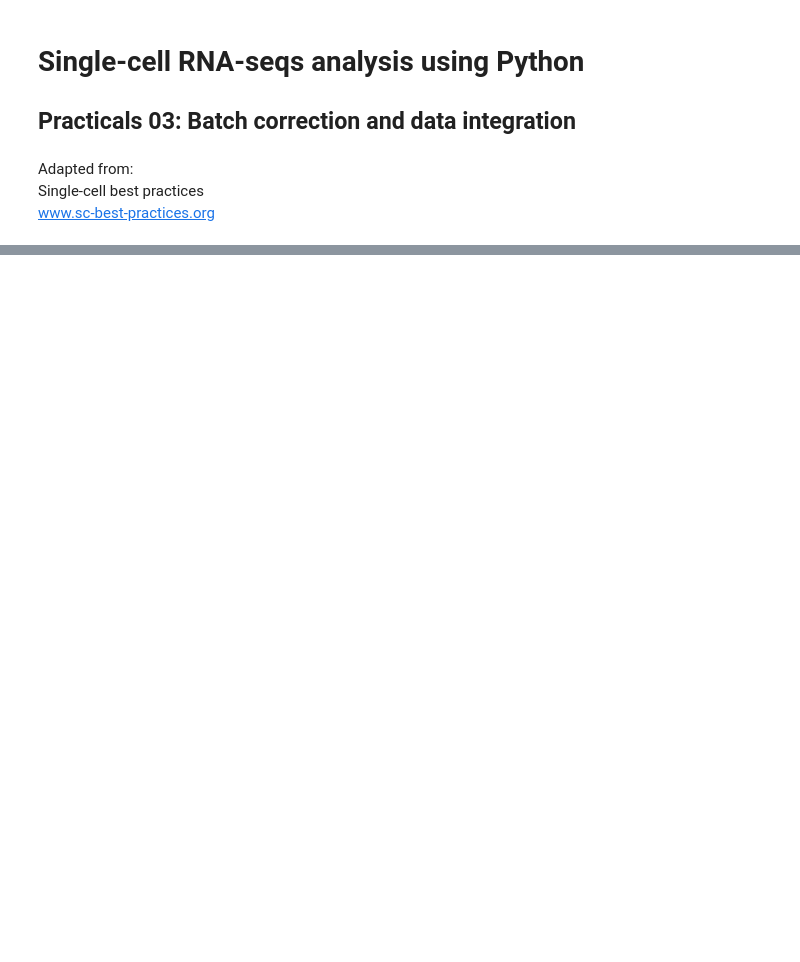
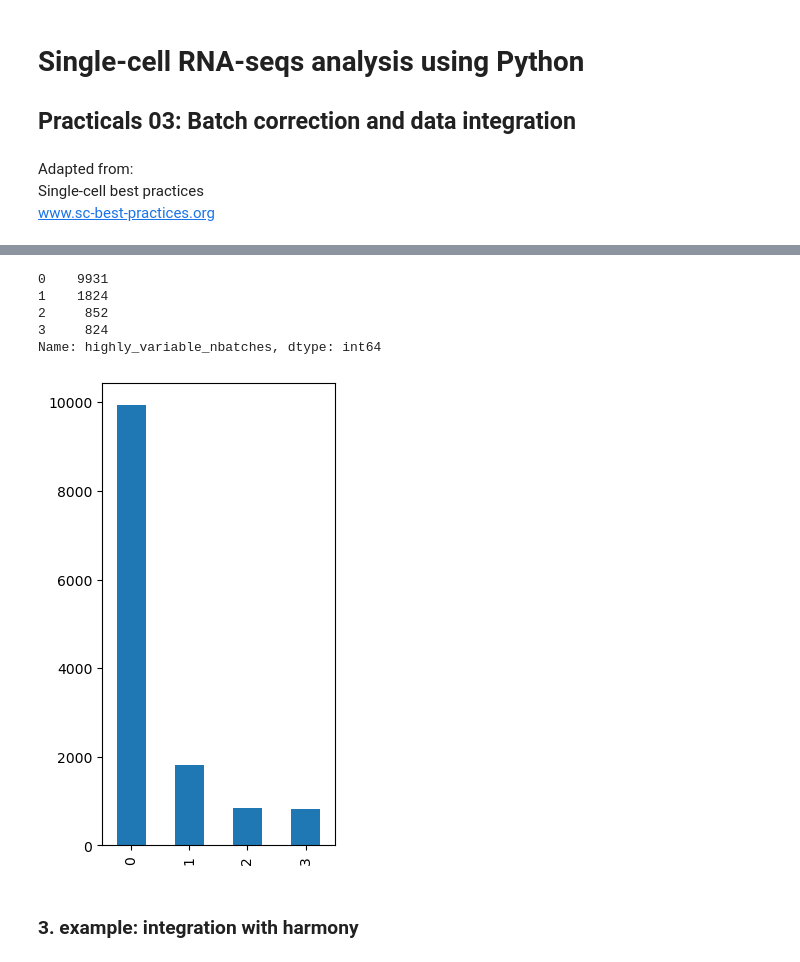
Before and after one commit to Functional-Genomics/scrnaseq_python_2023, a Jupyter notebook: practicals/practicals_03.ipynb, the cells around one changed output, grey strips where cells are left out. Cells and saved outputs as stored; diff of their text form; code cells hidden in the pictures; blank space fills up the shorter version.

```diff
--- a/practicals/practicals_03.ipynb
+++ b/practicals/practicals_03.ipynb
@@ -59,0 +194,15 @@ adata
+# %%
+# see how many batches the gene is highly variable in
+
+n_batches = adata.var["highly_variable_nbatches"].value_counts()
+ax = n_batches.plot(kind="bar")
+n_batches
+# %% [output]
+0    9931
+1    1824
+2     852
+3     824
+Name: highly_variable_nbatches, dtype: int64
+[figure, added]
+# %% [markdown]
+### 3. example: integration with harmony
```
Also changed, not shown: parts of 55 cells of this notebook.
